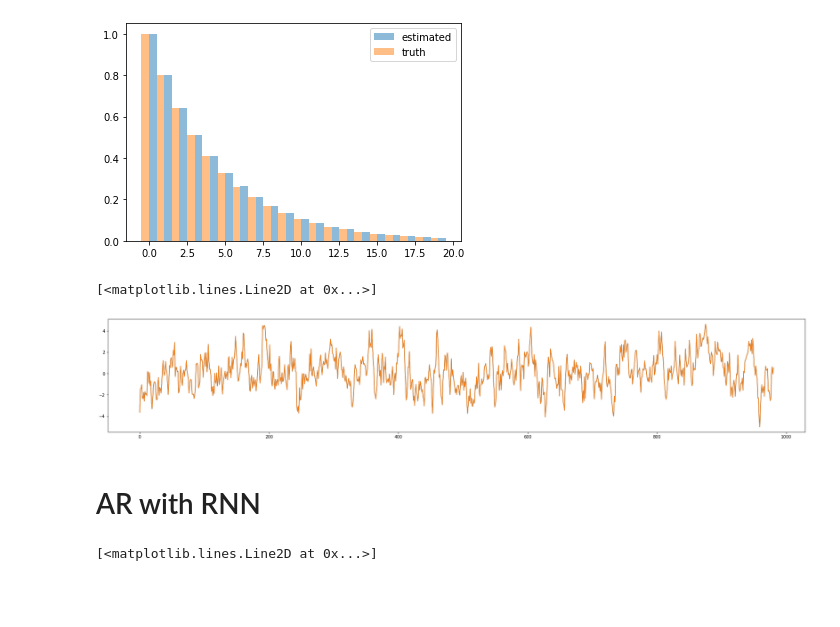
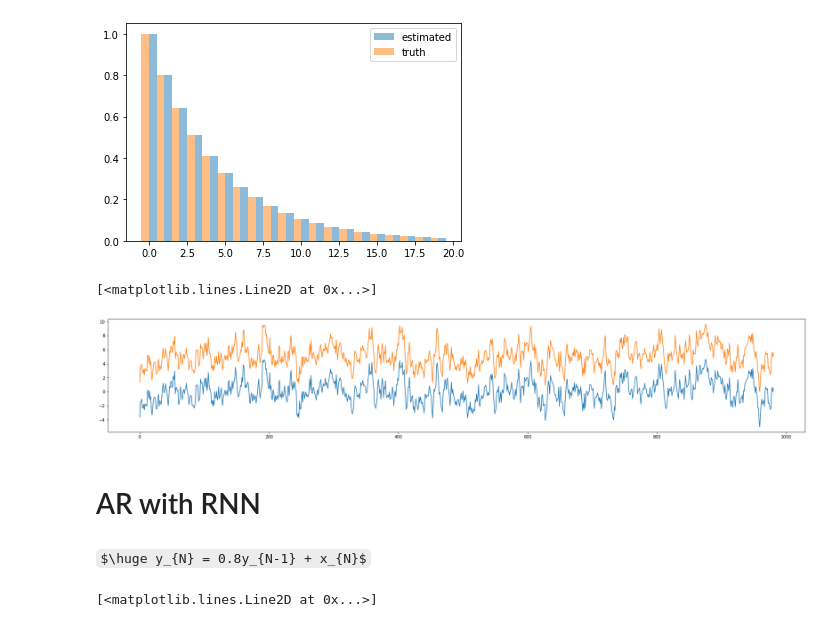
Before and after one commit to facu-s/12-RNN, a Jupyter notebook: 100_MA_AR_Example.ipynb, the cells around one changed output. Cells and saved outputs as stored; diff of their text form; code cells hidden in the pictures; some formulas as TeX source; blank space fills up the shorter version.

```diff
--- a/100_MA_AR_Example.ipynb
+++ b/100_MA_AR_Example.ipynb
@@ -56,5 +63,6 @@ Trainable params: 21
 Non-trainable params: 0
 _________________________________________________________________
 # %%
-model_CNN.fit(X.reshape(1, -1, 1), y_MA[len(filter_coefs)-1:].reshape(1, -1, 1), epochs=500, verbose=0)
+%%time
+model_CNN.fit(X.reshape(1, -1, 1), y_MA[len(filter_coefs)-1:].reshape(1, -1, 1), epochs=3000, verbose=0)
 # %% [output]
@@ -71,13 +81,15 @@ prediction_CNN = model_CNN.predict(X.reshape(1, -1, 1))
 # %%
 plt.figure(figsize=(30, 5))
 
 plt.plot(y_MA[19:])
-plt.plot(prediction_CNN.flatten())
+plt.plot(prediction_CNN.flatten() + 5)
 # %% [output]
 [<matplotlib.lines.Line2D at 0x...>]
-[figure, old version]
+[figure, new version]
 # %% [markdown]
 # AR with RNN
+# %% [markdown]
+$\huge y_{N} = 0.8y_{N-1} + x_{N}$
 # %%
 from tensorflow.keras.layers import SimpleRNN, LSTM, Dense
 # %%
```
Also changed, not shown: parts of 35 cells of this notebook, 1 other file.
